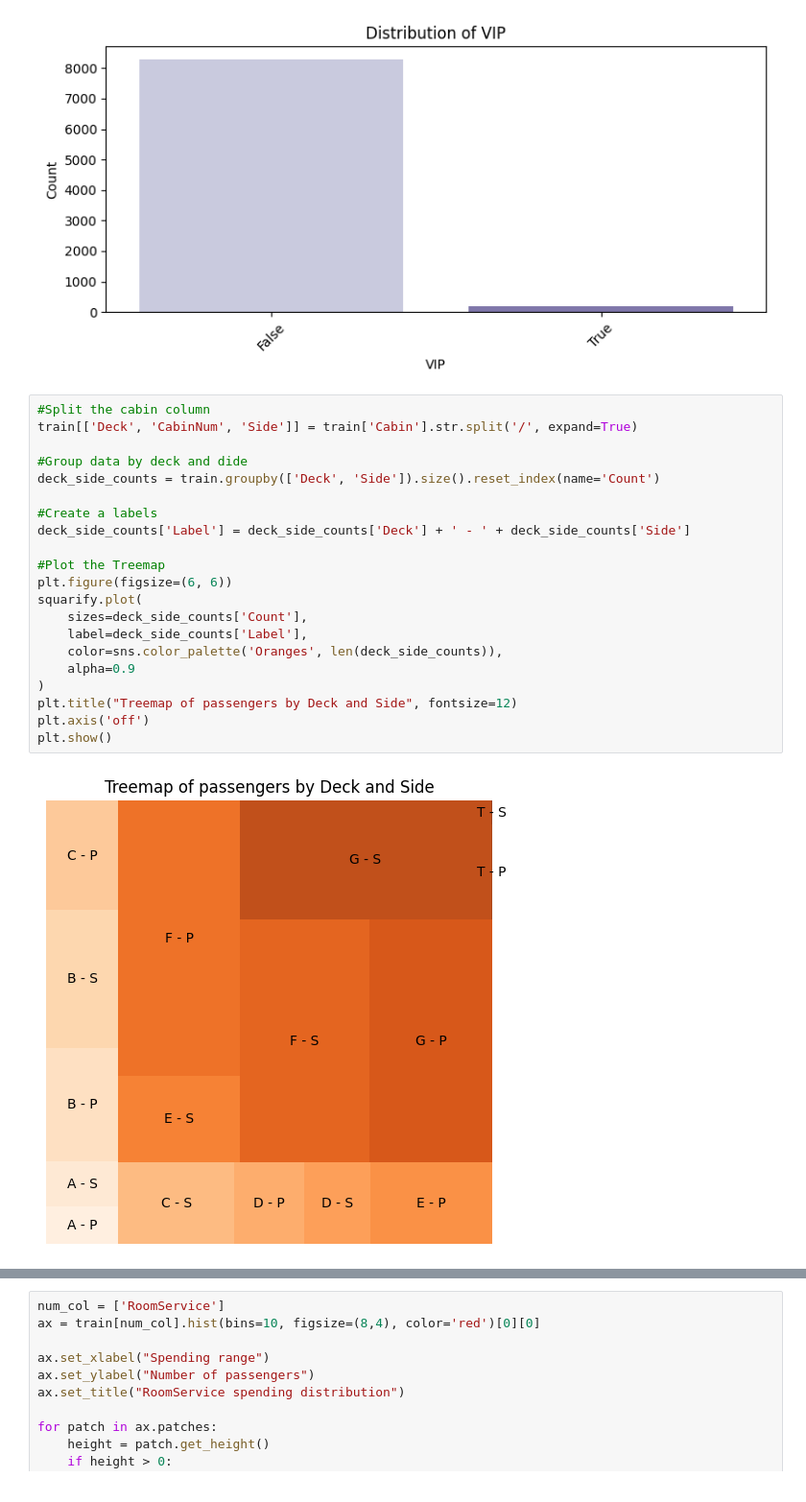
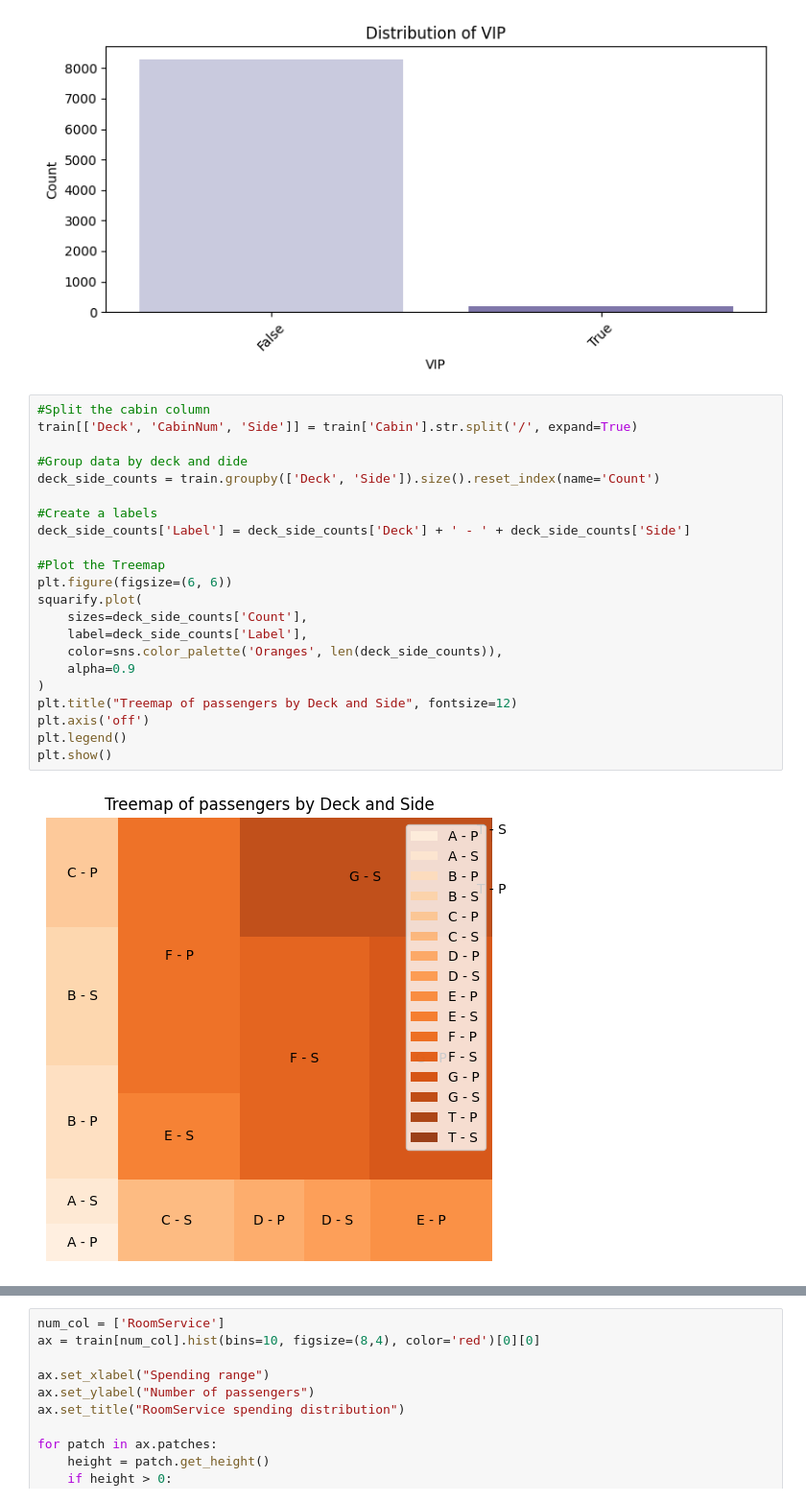
Before and after one commit to KaggleChallenge-Group9/Spaceship-Titanic-Challenge, a Jupyter notebook: Spaceship_Titanic_Challenge_Group_9.ipynb, the cells around one changed output, grey strips where cells are left out. Shown at 96% size. Drawn from its saved outputs; the diff is of its cells as text.

```diff
--- a/Spaceship_Titanic_Challenge_Group_9.ipynb
+++ b/Spaceship_Titanic_Challenge_Group_9.ipynb
@@ -164,24 +160,25 @@ Passing `palette` without assigning `hue` is deprecated and will be removed in v
 # %%
 #Split the cabin column
 train[['Deck', 'CabinNum', 'Side']] = train['Cabin'].str.split('/', expand=True)
 
 #Group data by deck and dide
 deck_side_counts = train.groupby(['Deck', 'Side']).size().reset_index(name='Count')
 
 #Create a labels
 deck_side_counts['Label'] = deck_side_counts['Deck'] + ' - ' + deck_side_counts['Side']
 
 #Plot the Treemap
 plt.figure(figsize=(6, 6))
 squarify.plot(
     sizes=deck_side_counts['Count'],
     label=deck_side_counts['Label'],
     color=sns.color_palette('Oranges', len(deck_side_counts)),
     alpha=0.9
 )
 plt.title("Treemap of passengers by Deck and Side", fontsize=12)
 plt.axis('off')
+plt.legend()
 plt.show()
 # %% [output]
-[figure, old version]
+[figure, new version]
 # %%
```
Also changed, not shown: parts of 9 cells of this notebook.
